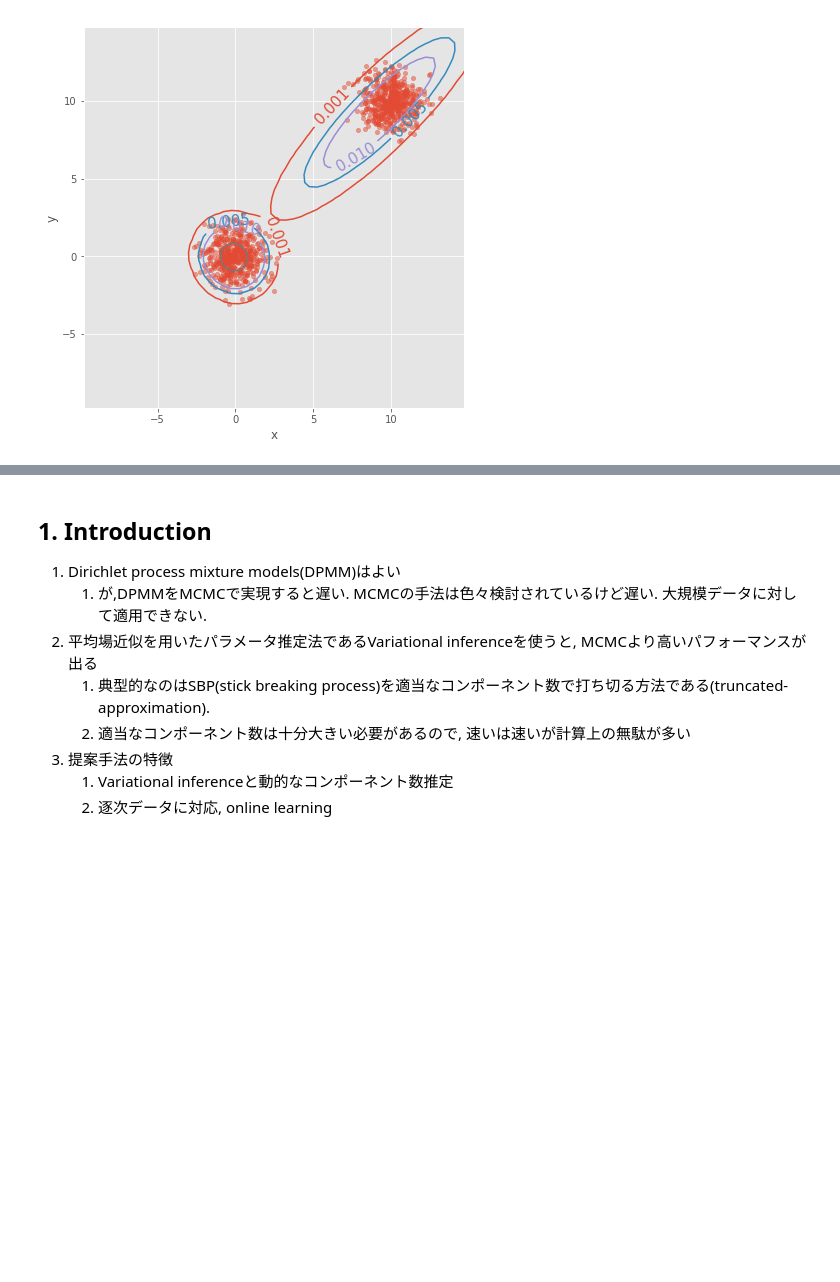
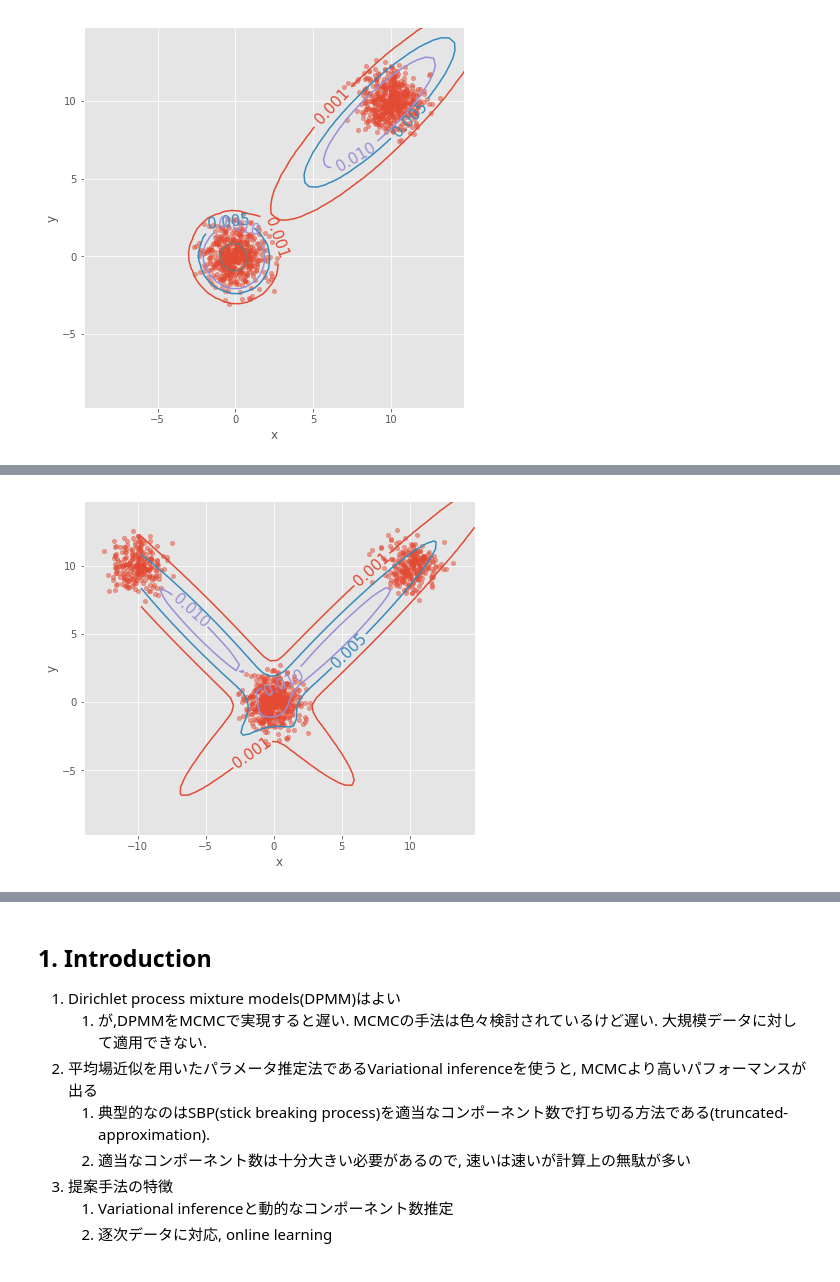
Before and after one commit to kazufusa/til, a Jupyter notebook: 20180826_Lin_2013/readme.ipynb, the cells around one changed output, grey strips where cells are left out. Cells and saved outputs as stored; diff of their text form; code cells hidden in the pictures; blank space fills up the shorter version.

```diff
--- a/20180826_Lin_2013/readme.ipynb
+++ b/20180826_Lin_2013/readme.ipynb
@@ -558,0 +658,4 @@ print(P[(P.group == 1) & (P.x < 5)].head(n=20))
+# %%
+plot(pd.DataFrame(x.T, columns=['x', 'y']))
+# %% [output]
+[figure, added]
```
Also changed, not shown: parts of 19 cells of this notebook.
